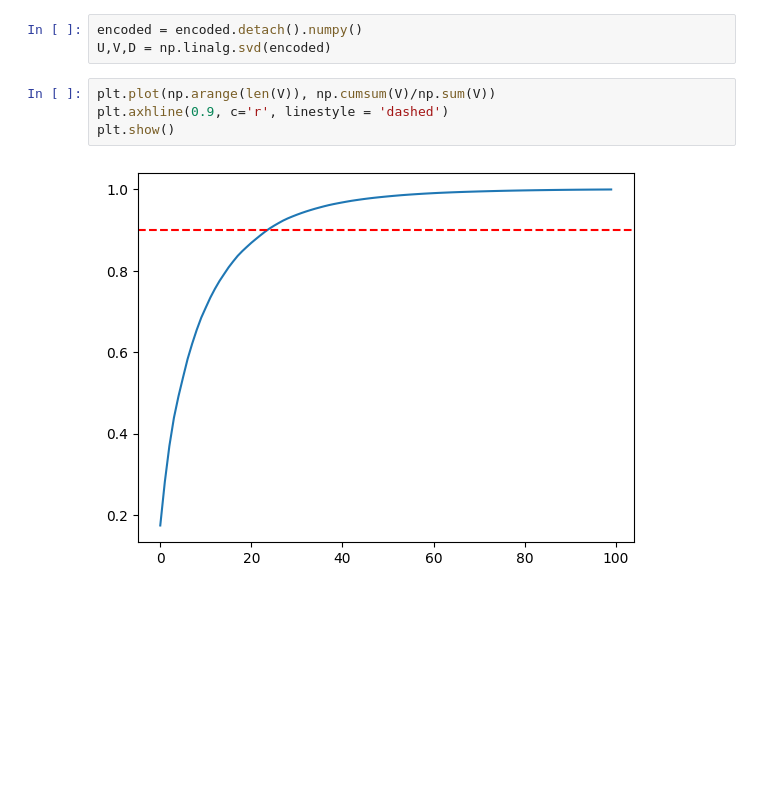
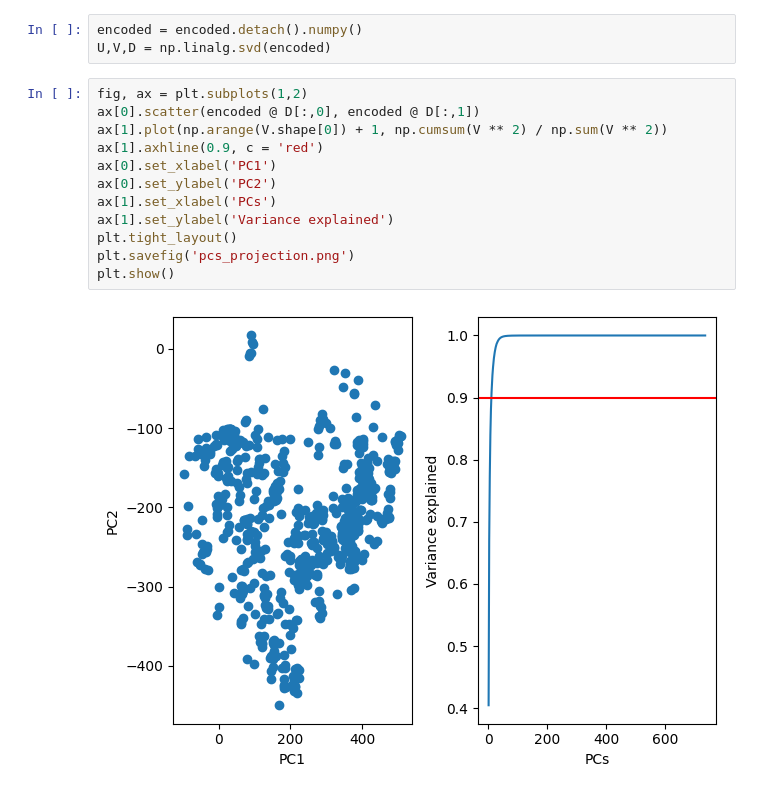
Before and after one commit to Emmanuel-mg/Unsupervised-clustering-of-proteins-using-contact-maps, a Jupyter notebook: reconstruct.ipynb, the cells around one changed output. Drawn from its saved outputs; the diff is of its cells as text; blank space fills up the shorter version.

```diff
--- a/reconstruct.ipynb
+++ b/reconstruct.ipynb
@@ -119,12 +125,20 @@ encoded = model.encode(maps)
 # %%
 encoded = encoded.detach().numpy()
 U,V,D = np.linalg.svd(encoded)
-# %%
-plt.plot(np.arange(len(V)), np.cumsum(V)/np.sum(V))
-plt.axhline(0.9, c='r', linestyle = 'dashed')
-plt.show()
-# %% [output]
-[figure, removed]
+# %%
+fig, ax = plt.subplots(1,2)
+ax[0].scatter(encoded @ D[:,0], encoded @ D[:,1])
+ax[1].plot(np.arange(V.shape[0]) + 1, np.cumsum(V ** 2) / np.sum(V ** 2))
+ax[1].axhline(0.9, c = 'red')
+ax[0].set_xlabel('PC1')
+ax[0].set_ylabel('PC2')
+ax[1].set_xlabel('PCs')
+ax[1].set_ylabel('Variance explained')
+plt.tight_layout()
+plt.savefig('pcs_projection.png')
+plt.show()
+# %% [output]
+[figure, added]
 # %%
 fig, ax = plt.subplots(3, 3, figsize = (15,10))
 
```
Also changed, not shown: parts of 26 cells of this notebook, 7 other files.
